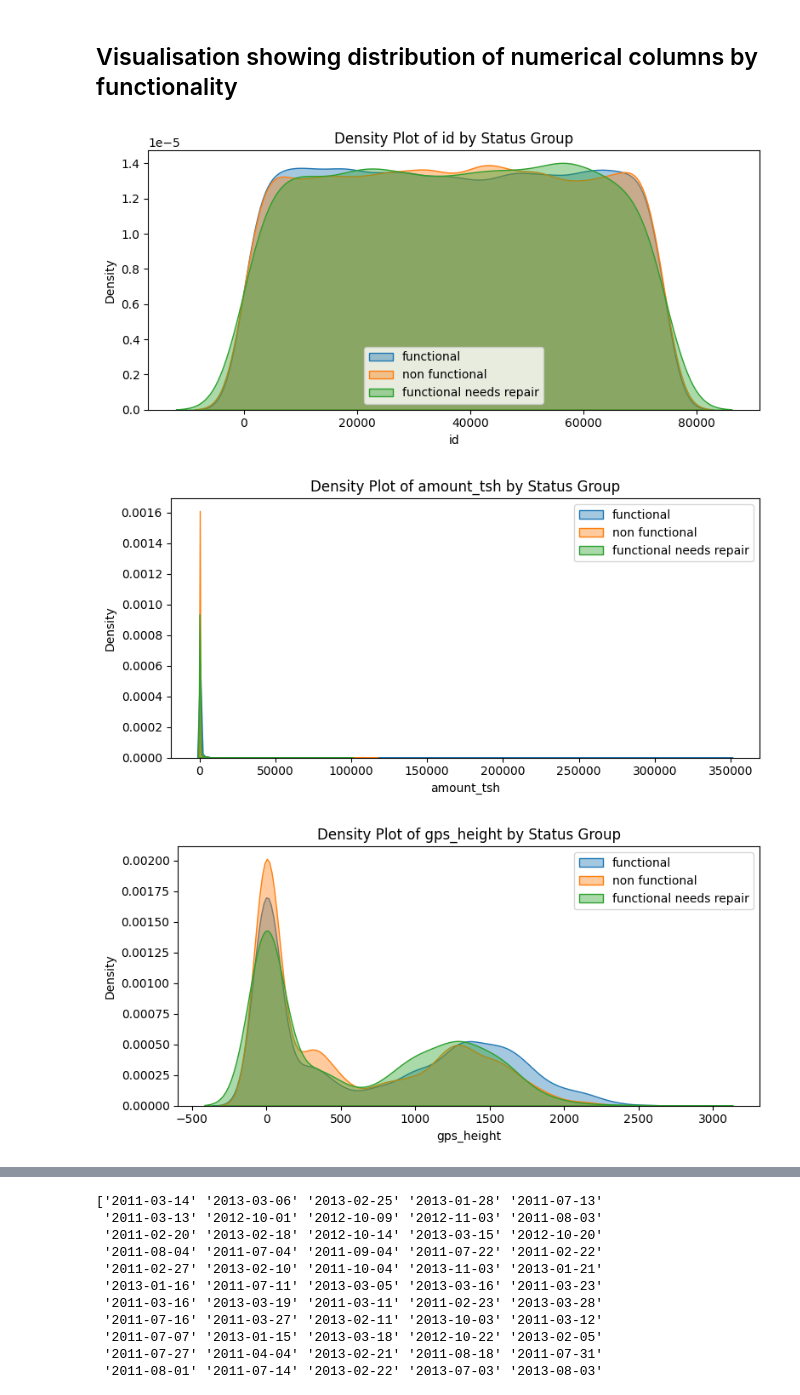
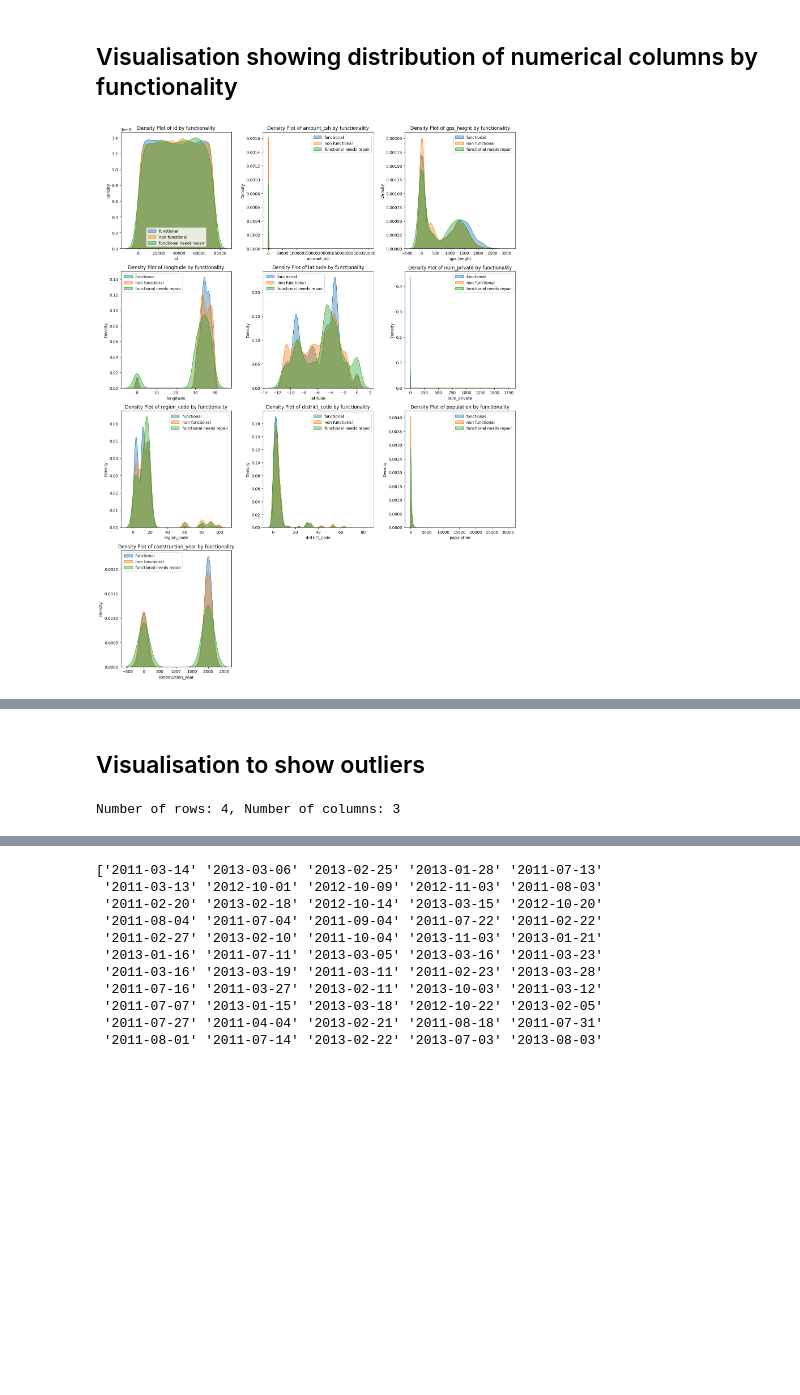
Before and after one commit to fsmariam/HydroLogic, a Jupyter notebook: notebooks/initial_exploration_zubi.ipynb, the cells around one changed output, grey strips where cells are left out. Saved outputs shown, nothing was run; the diff lists cells and outputs as text; code cells hidden in the pictures; blank space fills up the shorter version.

```diff
--- a/notebooks/initial_exploration_zubi.ipynb
+++ b/notebooks/initial_exploration_zubi.ipynb
@@ -520,15 +528,18 @@ Name: count, dtype: int64
 # %% [markdown]
 ## Visualisation of Distribution in Numerical Categories
 # %%
-numerical_columns = df_train.select_dtypes(include=['number']).columns
+n_cols = 3
+n_rows = int(np.ceil(len(numerical_columns) / n_cols))
 
+plt.figure(figsize=(15, 5 * n_rows))
 
-for col in numerical_columns:
-    plt.figure(figsize=(8, 4))
+for i, col in enumerate(numerical_columns, 1):
+    plt.subplot(n_rows, n_cols, i)
     sns.histplot(df_train[col], kde=True, bins=30, color='skyblue')
     plt.title(f'Distribution of {col}')
     plt.xlabel(col)
     plt.ylabel('Frequency')
-    plt.tight_layout()
-    plt.show()
+
+plt.tight_layout()
+plt.show()
 # %% [output]
@@ -562,16 +564,25 @@ for col in numerical_columns:
 # %% [markdown]
 ## Visualisation showing distribution of numerical columns by functionality
 # %%
-for col in numerical_columns:
-    plt.figure(figsize=(8, 4))
+n_cols = 3
+n_rows = int(np.ceil(len(numerical_columns) / n_cols))
+
+
+plt.figure(figsize=(15, 5 * n_rows))
+
+for i, col in enumerate(numerical_columns, 1):
+    plt.subplot(n_rows, n_cols, i)
+
+    # Plot the density plots for each group in 'status_group'
     for group in df_train['status_group'].unique():
         subset = df_train[df_train['status_group'] == group]
         sns.kdeplot(subset[col], label=group, fill=True, alpha=0.4)
+
+    # Title and legend
     plt.title(f'Density Plot of {col} by functionality')
     plt.legend()
-    plt.tight_layout()
-    plt.show()
+
+plt.tight_layout()
+plt.show()
 # %% [output]
-[figure, old version]
+[figure, new version]
-[figure, removed]
-[figure, removed]
@@ -584,0 +589,13 @@ for col in numerical_columns:
+# %% [markdown]
+## Visualisation to show outliers
+# %%
+# Set the desired number of columns per row (you can adjust this number)
+n_cols = 3
+
+# Calculate the number of rows required to fit all numeric columns
+n_rows = int(np.ceil(len(numerical_columns) / n_cols))  # Round up to ensure all columns are displayed
+
+# Display the number of rows and columns needed
+print(f"Number of rows: {n_rows}, Number of columns: {n_cols}")
+# %% [output]
+Number of rows: 4, Number of columns: 3
```
Also changed, not shown: parts of 16 cells of this notebook, 1 other file.
